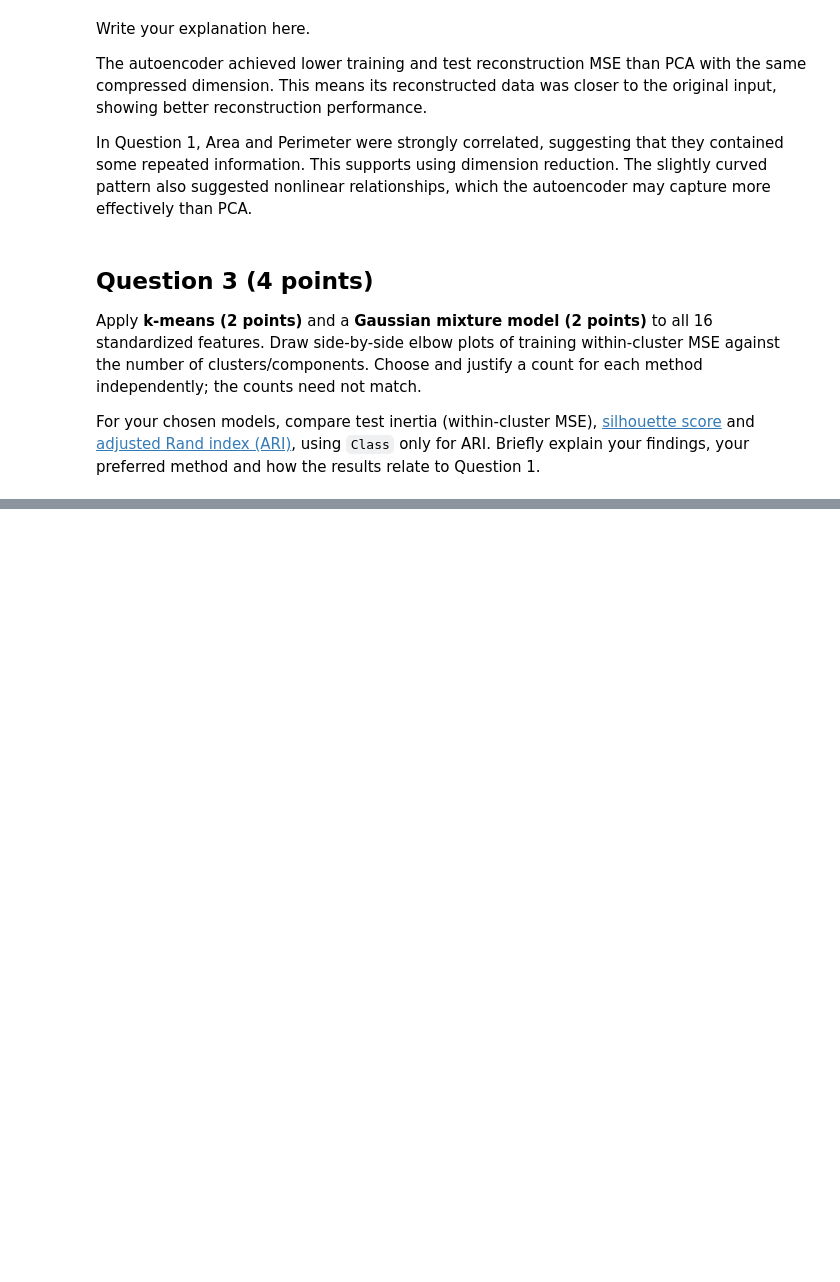
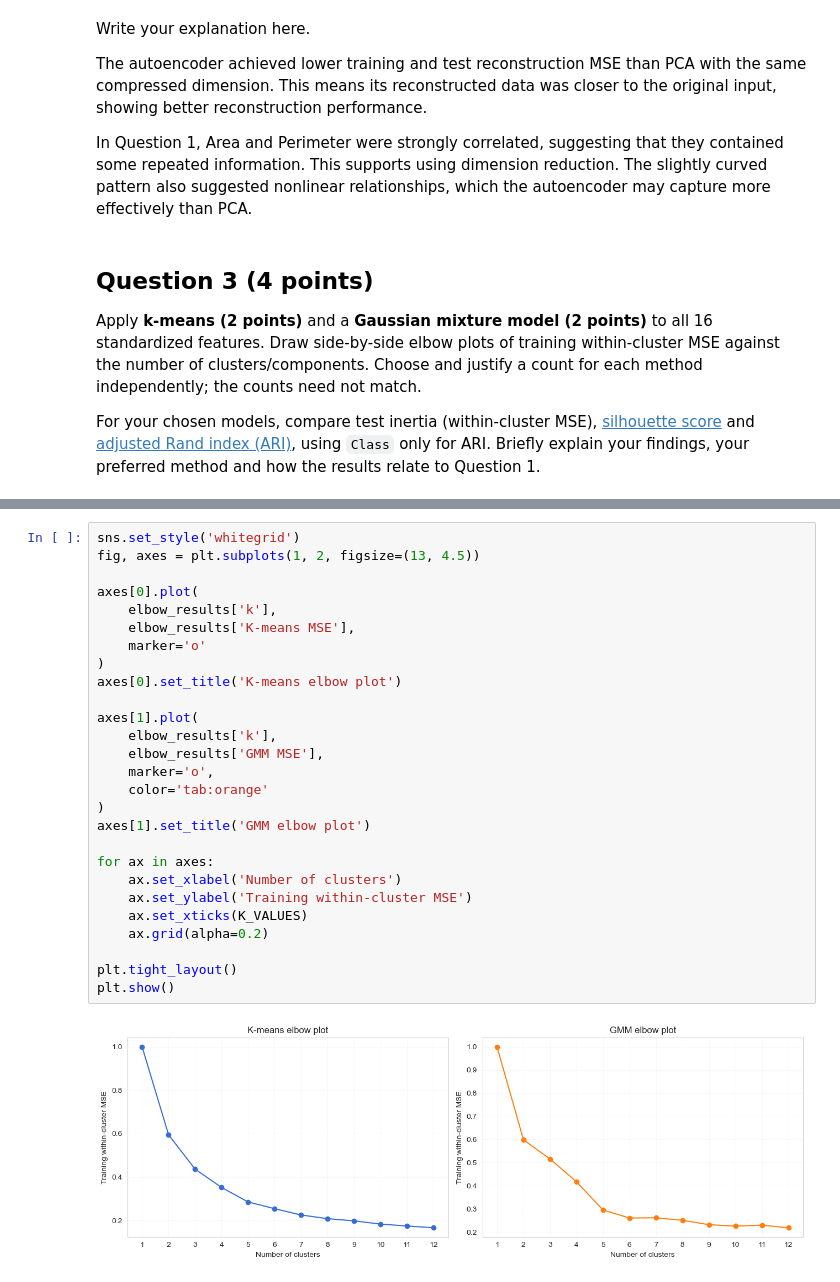
Before and after one commit to Ty1-210/learning-notes, a Jupyter notebook: DSA5102/DSA5102_Programming_Assignment_2.ipynb, the cells around one changed output, grey strips where cells are left out. Drawn from its saved outputs; the diff is of its cells as text; blank space fills up the shorter version.

```diff
--- a/DSA5102/DSA5102_Programming_Assignment_2.ipynb
+++ b/DSA5102/DSA5102_Programming_Assignment_2.ipynb
@@ -299,0 +384,29 @@ method and how the results relate to Question 1.
+# %%
+sns.set_style('whitegrid')
+fig, axes = plt.subplots(1, 2, figsize=(13, 4.5))
+
+axes[0].plot(
+    elbow_results['k'],
+    elbow_results['K-means MSE'],
+    marker='o'
+)
+axes[0].set_title('K-means elbow plot')
+
+axes[1].plot(
+    elbow_results['k'],
+    elbow_results['GMM MSE'],
+    marker='o',
+    color='tab:orange'
+)
+axes[1].set_title('GMM elbow plot')
+
+for ax in axes:
+    ax.set_xlabel('Number of clusters')
+    ax.set_ylabel('Training within-cluster MSE')
+    ax.set_xticks(K_VALUES)
+    ax.grid(alpha=0.2)
+
+plt.tight_layout()
+plt.show()
+# %% [output]
+[figure, added]
```
Also changed, not shown: parts of 6 cells of this notebook.
